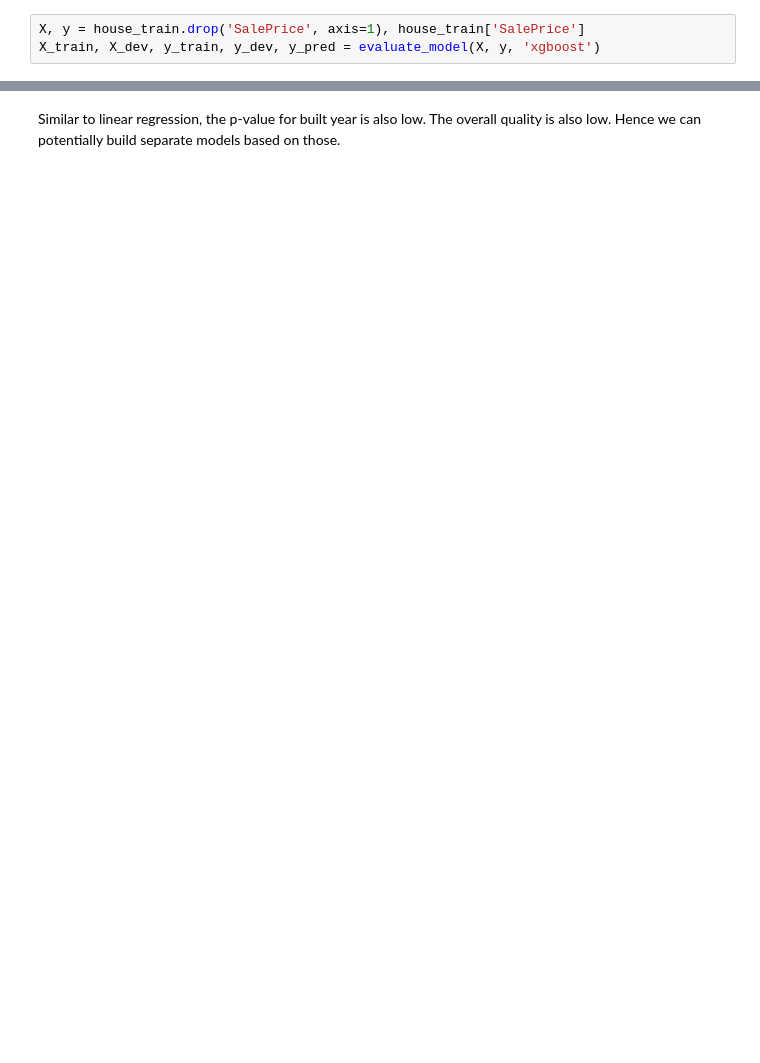
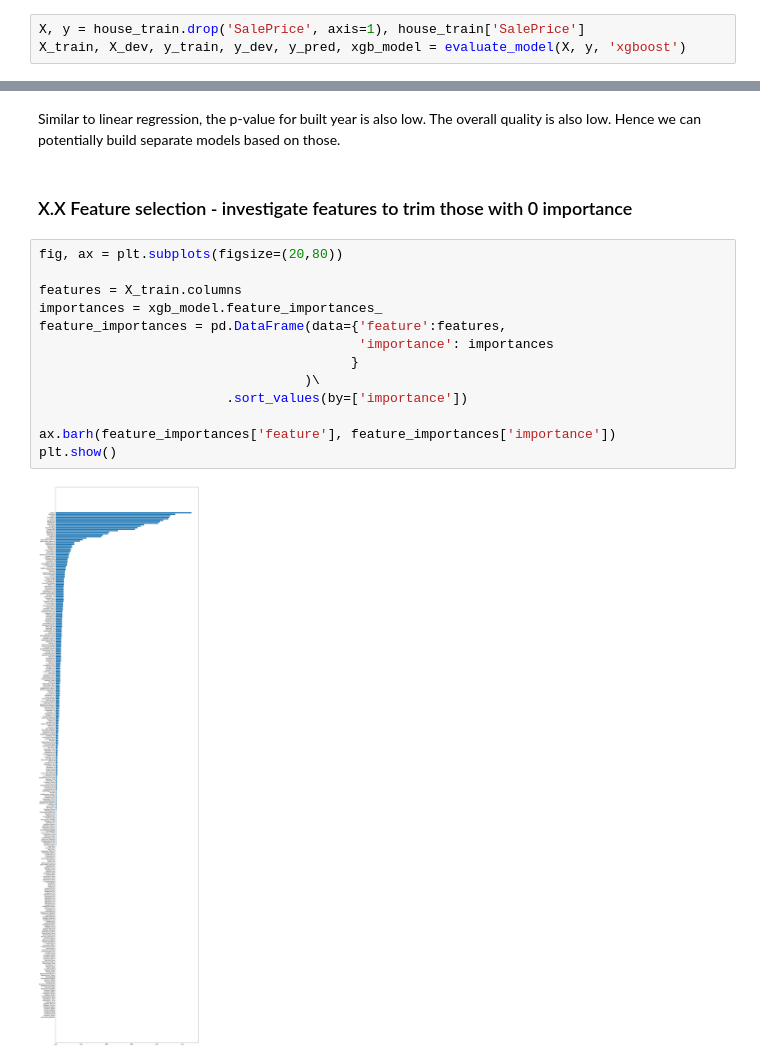
Before and after one commit to Sean-Koval/207-project-home-price, a Jupyter notebook: notebooks/baseline.ipynb, the cells around one changed output, grey strips where cells are left out. Cells and saved outputs as stored; diff of their text form; blank space fills up the shorter version.

```diff
--- a/notebooks/baseline.ipynb
+++ b/notebooks/baseline.ipynb
@@ -783,5 +771,5 @@ Out of these models, XGBoost has the best residual plot.
 Since LightGBM produced the lowest error, we now do the error analysis on this model to improve it.
 # %%
 X, y = house_train.drop('SalePrice', axis=1), house_train['SalePrice']
-X_train, X_dev, y_train, y_dev, y_pred = evaluate_model(X, y, 'xgboost')
+X_train, X_dev, y_train, y_dev, y_pred, xgb_model = evaluate_model(X, y, 'xgboost')
 # %% [output]
@@ -819,3 +802,20 @@ SaleCondition_Normal p-value: 0.0, Statistically significant
 SaleCondition_Partial p-value: 0.053
 # %% [markdown]
 Similar to linear regression, the p-value for built year is also low. The overall quality is also low. Hence we can potentially build separate models based on those.
+# %% [markdown]
+### X.X Feature selection - investigate features to trim those with 0 importance
+# %%
+fig, ax = plt.subplots(figsize=(20,80))
+
+features = X_train.columns
+importances = xgb_model.feature_importances_
+feature_importances = pd.DataFrame(data={'feature':features,
+                                         'importance': importances
+                                        }
+                                  )\
+                        .sort_values(by=['importance'])
+
+ax.barh(feature_importances['feature'], feature_importances['importance'])
+plt.show()
+# %% [output]
+[figure, added]
```
Also changed, not shown: parts of 15 cells of this notebook.
